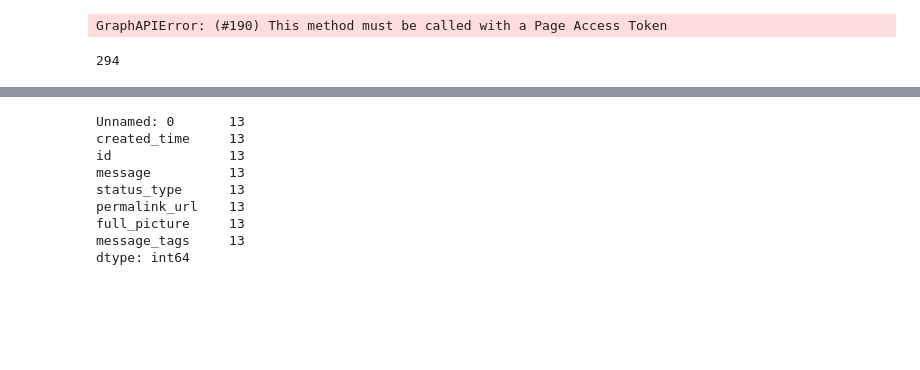
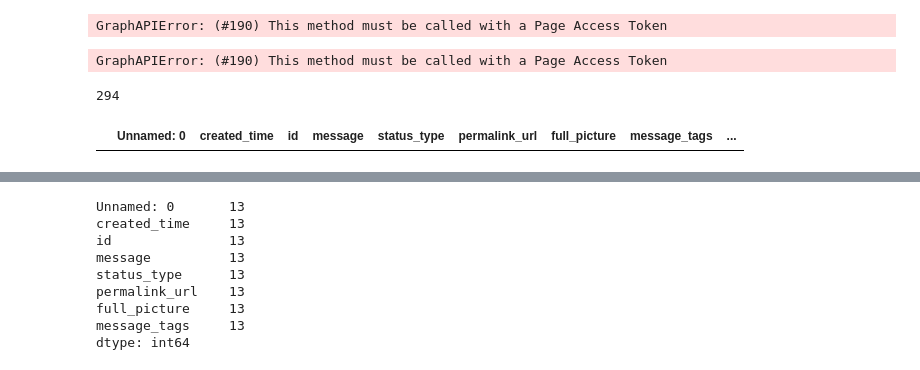
Before and after one commit to giatranhoang/usconsulate_insight, a Jupyter notebook: insight.ipynb, the cells around one changed output, grey strips where cells are left out. Cells and saved outputs as stored; diff of their text form; code cells hidden in the pictures; blank space fills up the shorter version.

Commit message:
Get anger Consulate and likes Embassy

```diff
--- a/insight.ipynb
+++ b/insight.ipynb
@@ -118,3 +121,13 @@ for index, row in df[df["likes"].isnull()].iterrows():
+# %%
+for index, row in df.iterrows():
+    likes1 = graph.get_connections(id=row["id"], connection_name ='insights', metric='post_reactions_anger_total', date_preset='yesterday', period='lifetime', show_description_from_api_doc=False)
+    df.loc[index, "anger"]= likes1['data'][0]['values'][0]['value']
+# %% [output]
+GraphAPIError: (#190) This method must be called with a Page Access Token
+# %%
+for index, row in df[df["anger"].isnull()].iterrows():
+    likes1 = graph.get_connections(id=row["id"], connection_name ='insights', metric='post_reactions_anger_total', date_preset='yesterday', period='lifetime', show_description_from_api_doc=False)
+    df.loc[index, "anger"]= likes1['data'][0]['values'][0]['value']
 # %%
 abc = graph.get_connections(id="165419643537532_3859131857499607", connection_name ='insights', metric='post_reactions_like_total', date_preset='yesterday', period='lifetime', show_description_from_api_doc=False)
 # %%
@@ -123,6 +136,10 @@ abc['data'][0]['values'][0]['value']
 294
 # %%
 dffirst = df.iloc[:3]
+# %%
+df[df["anger"].isnull()]
+# %% [output]
+|  | Unnamed: 0 | created_time | id | message | status_type | permalink_url | full_picture | message_tags | ... |
 # %%
 df[df["likes"] == 0 & df["message"].isna()]
 # %% [output]
```
Also changed, not shown: parts of 3 cells of this notebook, 3 other files.
